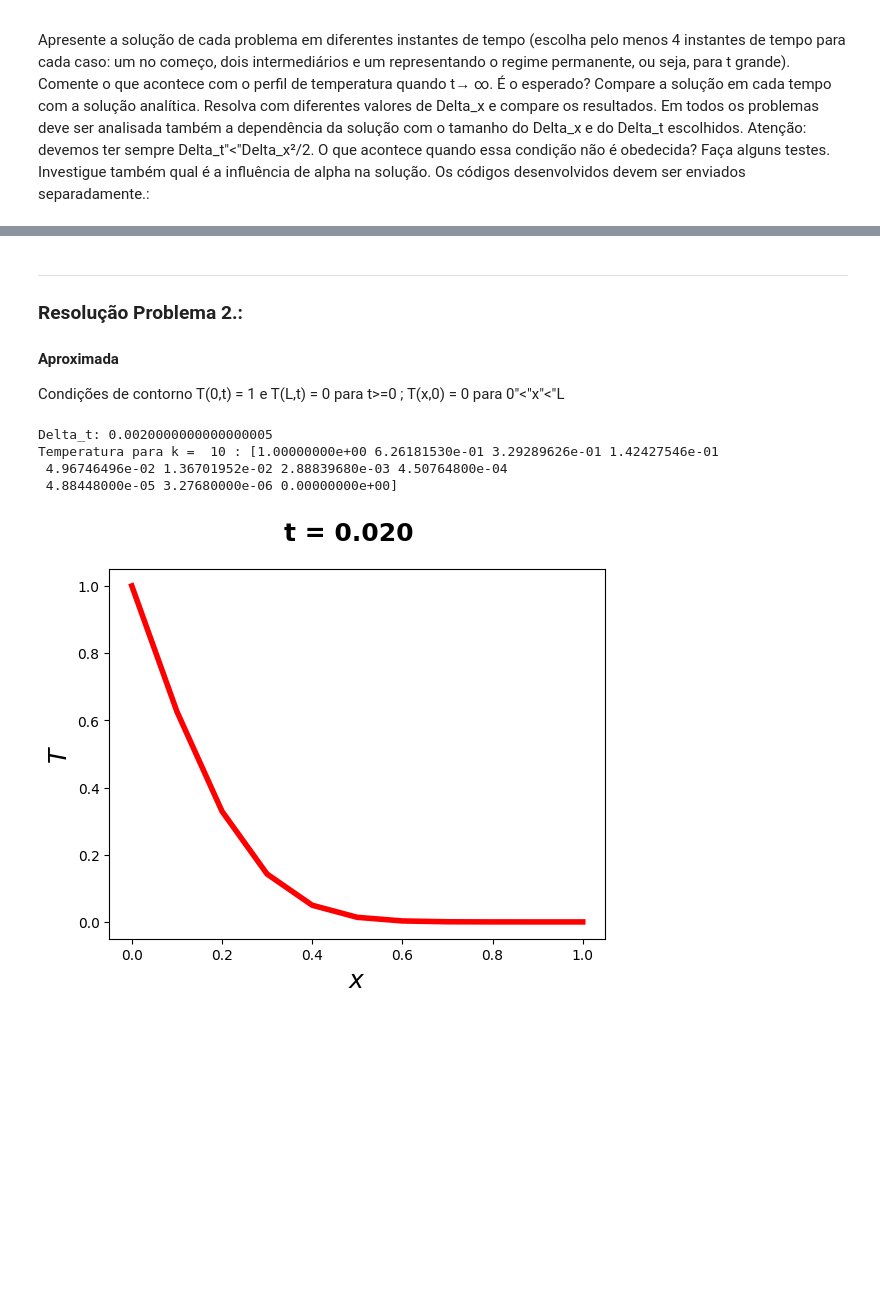
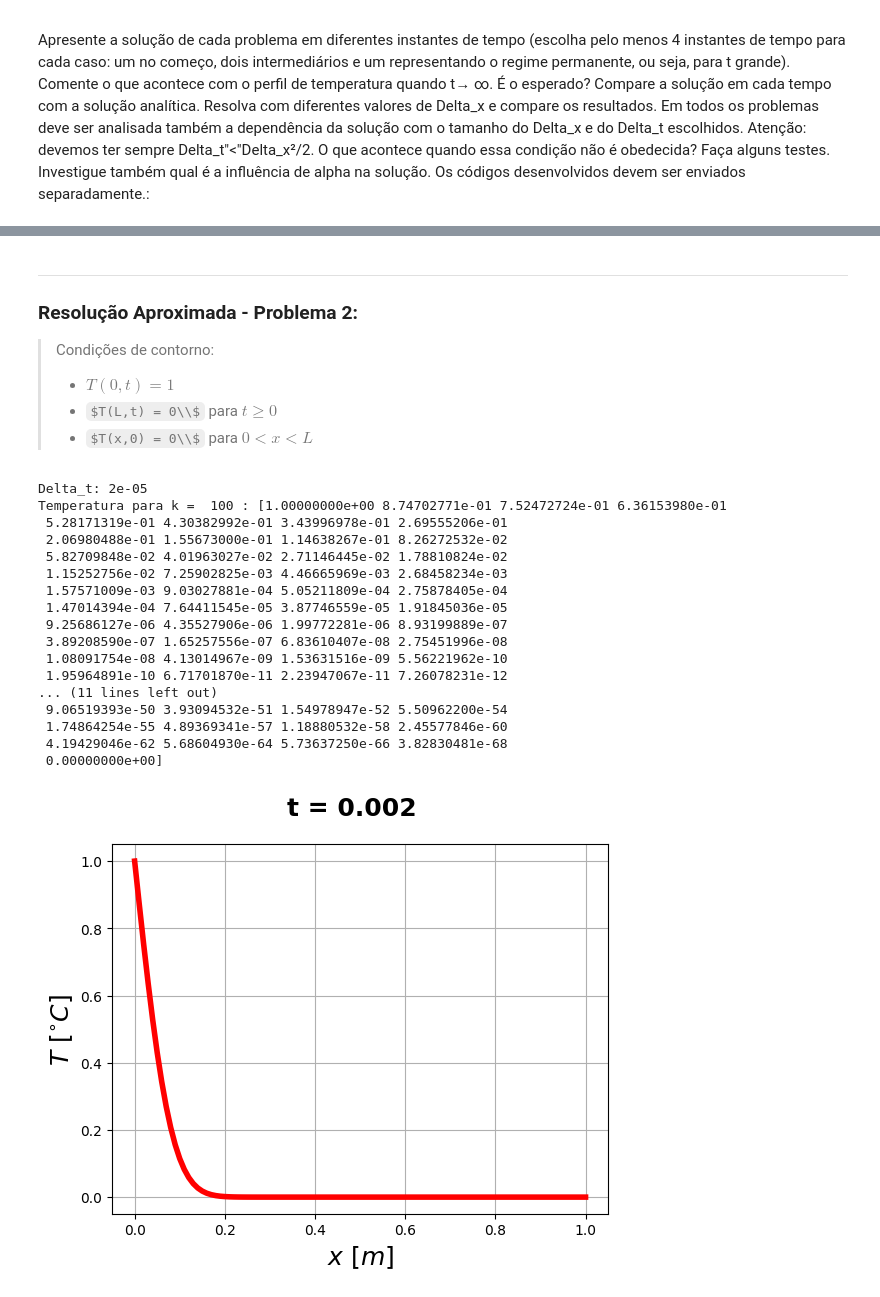
Before and after one commit to Henrique-Z/TCM-Trabalho-Final, a Jupyter notebook: trab-num.ipynb, the cells around one changed output, grey strips where cells are left out. Drawn from its saved outputs; the diff is of its cells as text; code cells hidden in the pictures; some formulas as TeX source; blank space fills up the shorter version.

```diff
--- a/trab-num.ipynb
+++ b/trab-num.ipynb
@@ -95,8 +102,8 @@ Condições de contorno T(0,t) = 0 e T(L,t) = 0 para t>=0 ; T(x,0) = 1 para 0"<"
 import numpy as np
 import matplotlib.pyplot as plt
 
-N = 10
-k_final = 10
+N = 100
+k_final = 100
 L = 1
 
 x = np.linspace(0.0, L, N + 1) # Vetor x , usado para plotar
@@ -121,14 +128,16 @@ print('Temperatura para k = ', k, ':', Temp)
 t = k * delta_t # Tempo atual, usado no titulo do grafico
 
 fig = plt.figure()
-ax = fig.add_subplot()
+fig.suptitle('t = %.3f'%t, fontsize = 18, fontweight = 'bold')
 
-fig.suptitle('t = %.3f'%t, fontsize = 18, fontweight = 'bold')
-ax.set_ylabel('$T$', fontsize = 18)
-ax.set_xlabel('$x$', fontsize = 18)
+graphic_1 = fig.add_subplot()
+graphic_1.grid(True)
+
+graphic_1.set_ylabel('$T$ $[^{\circ}C]$', fontsize = 18)
+graphic_1.set_xlabel('$x$ $[m]$', fontsize = 18)
 
 plt.plot(x, Temp, '-r', lw = 4)
-plt.savefig('figura1.pdf', format ='pdf', dpi = 1200, bbox_inches = 'tight')
+plt.savefig('figura-1.pdf', format ='pdf', dpi = 1200, bbox_inches = 'tight')
 
 plt.show()
 # %% [output]
@@ -139,52 +163,72 @@ Temperatura para k =  10 : [0.         0.37381519 0.67066153 0.85712169 0.947436
 # %% [markdown]
 ***
-### Resolução Problema 2.:
-#### Aproximada
-Condições de contorno T(0,t) = 1 e T(L,t) = 0 para t>=0 ; T(x,0) = 0 para 0"<"x"<"L
+### Resolução Aproximada - Problema 2:
+
+> Condições de contorno:
+> - $T(0,t) = 1$
+> - $T(L,t) = 0\\$
+>   para $t\ge 0$
+> - $T(x,0) = 0\\$
+>   para $0 < x < L$
 # %%
 import numpy as np
 import matplotlib.pyplot as plt
 
-N = 10
-k_final = 10
+N = 100
+k_final = 100
 L = 1
 
 x = np.linspace(0.0, L, N + 1) # Vetor x , usado para plotar
 
 delta_x = L/N
 delta_t = 0.2 * delta_x * delta_x
 print("Delta_t:", delta_t)
 
 #Temperatura para o instante inicial
 Temp = np.zeros(N + 1, float)    # T(x,0) = 0 e T(L,t) = 0
 Temp[0] = 1                     # T(0,t) = 1
 Temp_nova = np.copy(Temp)
 
 for k in range(1, k_final + 1):
     for i in range(1, N):
         Temp_nova[i] = Temp[i] + (delta_t/(delta_x*delta_x) ) * (Temp[i+1] - 2.0*Temp[i] + Temp[i-1])
     Temp = np.copy(Temp_nova)
 
 print('Temperatura para k = ', k, ':', Temp)
 
 t = k * delta_t # Tempo atual, usado no titulo do grafico
 
 fig = plt.figure()
-ax = fig.add_subplot()
+fig.suptitle('t = %.3f'%t, fontsize = 18, fontweight = 'bold')
 
-fig.suptitle('t = %.3f'%t, fontsize = 18, fontweight = 'bold')
-ax.set_ylabel('$T$', fontsize = 18)
-ax.set_xlabel('$x$', fontsize = 18)
+graphic_2 = fig.add_subplot()
+graphic_2.grid(True)
+
+graphic_2.set_ylabel('$T$ $[^{\circ}C]$', fontsize = 18)
+graphic_2.set_xlabel('$x$ $[m]$', fontsize = 18)
 
 plt.plot(x, Temp, '-r', lw = 4)
-plt.savefig('figura2.pdf', format ='pdf', dpi = 1200, bbox_inches = 'tight')
+plt.savefig('figura-2.pdf', format ='pdf', dpi = 1200, bbox_inches = 'tight')
 
 plt.show()
 # %% [output]
-Delta_t: 0.0020000000000000005
-Temperatura para k =  10 : [1.00000000e+00 6.26181530e-01 3.29289626e-01 1.42427546e-01
- 4.96746496e-02 1.36701952e-02 2.88839680e-03 4.50764800e-04
- 4.88448000e-05 3.27680000e-06 0.00000000e+00]
+Delta_t: 2e-05
+Temperatura para k =  100 : [1.00000000e+00 8.74702771e-01 7.52472724e-01 6.36153980e-01
+ 5.28171319e-01 4.30382992e-01 3.43996978e-01 2.69555206e-01
+ 2.06980488e-01 1.55673000e-01 1.14638267e-01 8.26272532e-02
+ 5.82709848e-02 4.01963027e-02 2.71146445e-02 1.78810824e-02
+ 1.15252756e-02 7.25902825e-03 4.46665969e-03 2.68458234e-03
+ 1.57571009e-03 9.03027881e-04 5.05211809e-04 2.75878405e-04
+ 1.47014394e-04 7.64411545e-05 3.87746559e-05 1.91845036e-05
+ 9.25686127e-06 4.35527906e-06 1.99772281e-06 8.93199889e-07
+ 3.89208590e-07 1.65257556e-07 6.83610407e-08 2.75451996e-08
+ 1.08091754e-08 4.13014967e-09 1.53631516e-09 5.56221962e-10
+ 1.95964891e-10 6.71701870e-11 2.23947067e-11 7.26078231e-12
+... (11 lines left out)
+ 9.06519393e-50 3.93094532e-51 1.54978947e-52 5.50962200e-54
+ 1.74864254e-55 4.89369341e-57 1.18880532e-58 2.45577846e-60
+ 4.19429046e-62 5.68604930e-64 5.73637250e-66 3.82830481e-68
+ 0.00000000e+00]
-[figure, old version]
+[figure, new version]
 # %% [markdown]
 ***
```
Also changed, not shown: parts of 5 cells of this notebook, 8 other files.
